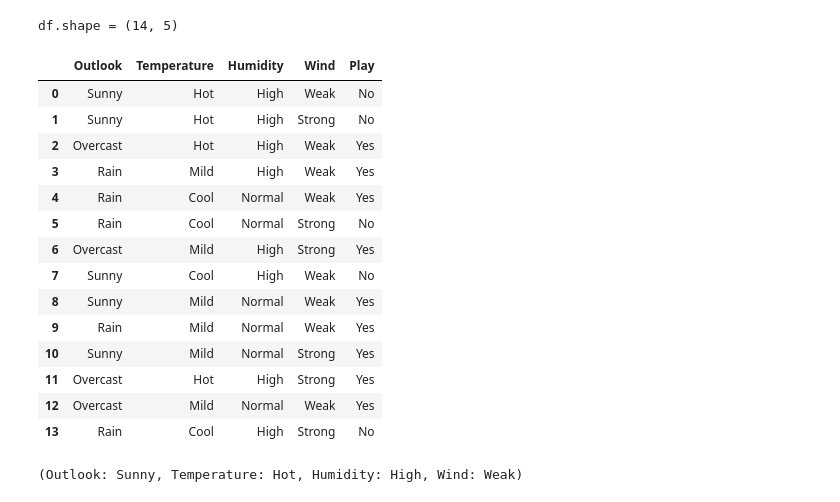
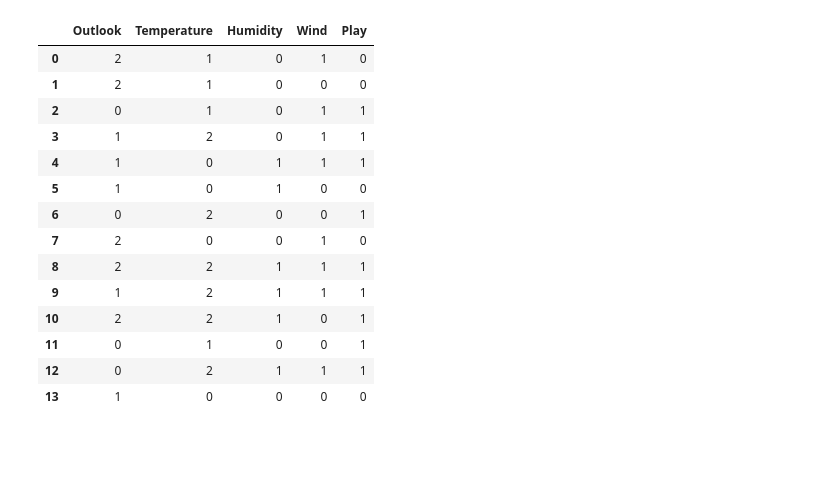
Before and after one commit to khyati-afk/course, a Jupyter notebook: Unit_14_Decision_Tree/01_main.ipynb, the cells around one changed output. Saved outputs shown, nothing was run; the diff lists cells and outputs as text; code cells hidden in the pictures; blank space fills up the shorter version.

Commit message:
updated decision tree

```diff
--- a/Unit_14_Decision_Tree/01_main.ipynb
+++ b/Unit_14_Decision_Tree/01_main.ipynb
@@ -1,32 +1,43 @@
 # %%
 import pandas as pd
+import matplotlib.pyplot as plt
+from sklearn.preprocessing import LabelEncoder
+from sklearn.tree import DecisionTreeClassifier
+from sklearn.tree import plot_tree
 
-# Play tennis dataset
-data = {
+# Tennis dataset
+dataset = pd.DataFrame({
     'Outlook': ['Sunny','Sunny','Overcast','Rain','Rain','Rain','Overcast','Sunny','Sunny','Rain','Sunny','Overcast','Overcast','Rain'],
     'Temperature': ['Hot','Hot','Hot','Mild','Cool','Cool','Mild','Cool','Mild','Mild','Mild','Hot','Mild','Cool'],
     'Humidity': ['High','High','High','High','Normal','Normal','High','High','Normal','Normal','Normal','High','Normal','High'],
     'Wind': ['Weak','Strong','Weak','Weak','Weak','Strong','Strong','Weak','Weak','Weak','Strong','Strong','Weak','Strong'],
     'Play': ['No','No','Yes','Yes','Yes','No','Yes','No','Yes','Yes','Yes','Yes','Yes','No']
-}
+})
 
-df = pd.DataFrame(data)
-print(f"{df.shape = }")
-df
+# Encode categorical variables
+# Outlook:      Overcast=0,     Rain=1,     Sunny=2
+# Temperature:  Cool=2,         Hot=1,      Mild=0
+# Humidity:     High=0,         Normal=1
+# Wind:         Strong=1,       Weak=0
+# PlayTennis:   No=0,           Yes=1
+
+le = LabelEncoder()
+for column in dataset.columns:
+    dataset[column] = le.fit_transform(dataset[column])
+dataset
 # %% [output]
-df.shape = (14, 5)
 |  | Outlook | Temperature | Humidity | Wind | Play |
-| 0 | Sunny | Hot | High | Weak | No |
-| 1 | Sunny | Hot | High | Strong | No |
-| 2 | Overcast | Hot | High | Weak | Yes |
-| 3 | Rain | Mild | High | Weak | Yes |
-| 4 | Rain | Cool | Normal | Weak | Yes |
-| 5 | Rain | Cool | Normal | Strong | No |
-| 6 | Overcast | Mild | High | Strong | Yes |
-| 7 | Sunny | Cool | High | Weak | No |
-| 8 | Sunny | Mild | Normal | Weak | Yes |
-| 9 | Rain | Mild | Normal | Weak | Yes |
-| 10 | Sunny | Mild | Normal | Strong | Yes |
-| 11 | Overcast | Hot | High | Strong | Yes |
-| 12 | Overcast | Mild | Normal | Weak | Yes |
-| 13 | Rain | Cool | High | Strong | No |
+| 0 | 2 | 1 | 0 | 1 | 0 |
+| 1 | 2 | 1 | 0 | 0 | 0 |
+| 2 | 0 | 1 | 0 | 1 | 1 |
+| 3 | 1 | 2 | 0 | 1 | 1 |
+| 4 | 1 | 0 | 1 | 1 | 1 |
+| 5 | 1 | 0 | 1 | 0 | 0 |
+| 6 | 0 | 2 | 0 | 0 | 1 |
+| 7 | 2 | 0 | 0 | 1 | 0 |
+| 8 | 2 | 2 | 1 | 1 | 1 |
+| 9 | 1 | 2 | 1 | 1 | 1 |
+| 10 | 2 | 2 | 1 | 0 | 1 |
+| 11 | 0 | 1 | 0 | 0 | 1 |
+| 12 | 0 | 2 | 1 | 1 | 1 |
+| 13 | 1 | 0 | 0 | 0 | 0 |
@@ -35,10 +43,0 @@ df.shape = (14, 5)
-# %%
-# make classifications using the decision tree
-outlook =       input("Enter outlook [Sunny, Overcast, Rain]: ")
-temperature =   input("Enter temperature [Hot, Mild, Cool]  : ")
-humidity =      input("Enter humidity [High, Normal]        : ")
-wind =          input("Enter wind [Weak, Strong]            : ")
-
-print(f"(Outlook: {outlook}, Temperature: {temperature}, Humidity: {humidity}, Wind: {wind})")
-# %% [output]
-(Outlook: Sunny, Temperature: Hot, Humidity: High, Wind: Weak)
```
Also changed, not shown: parts of 2 cells of this notebook.
